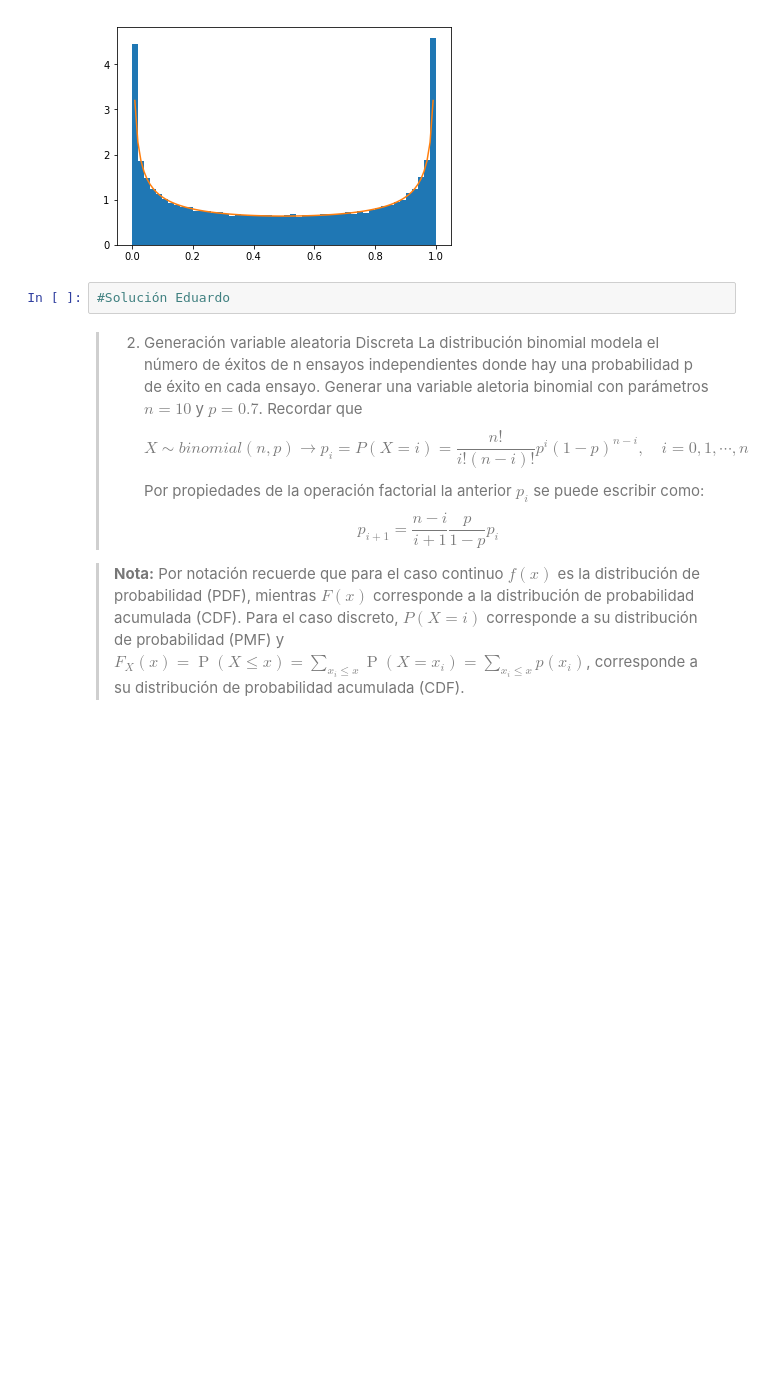
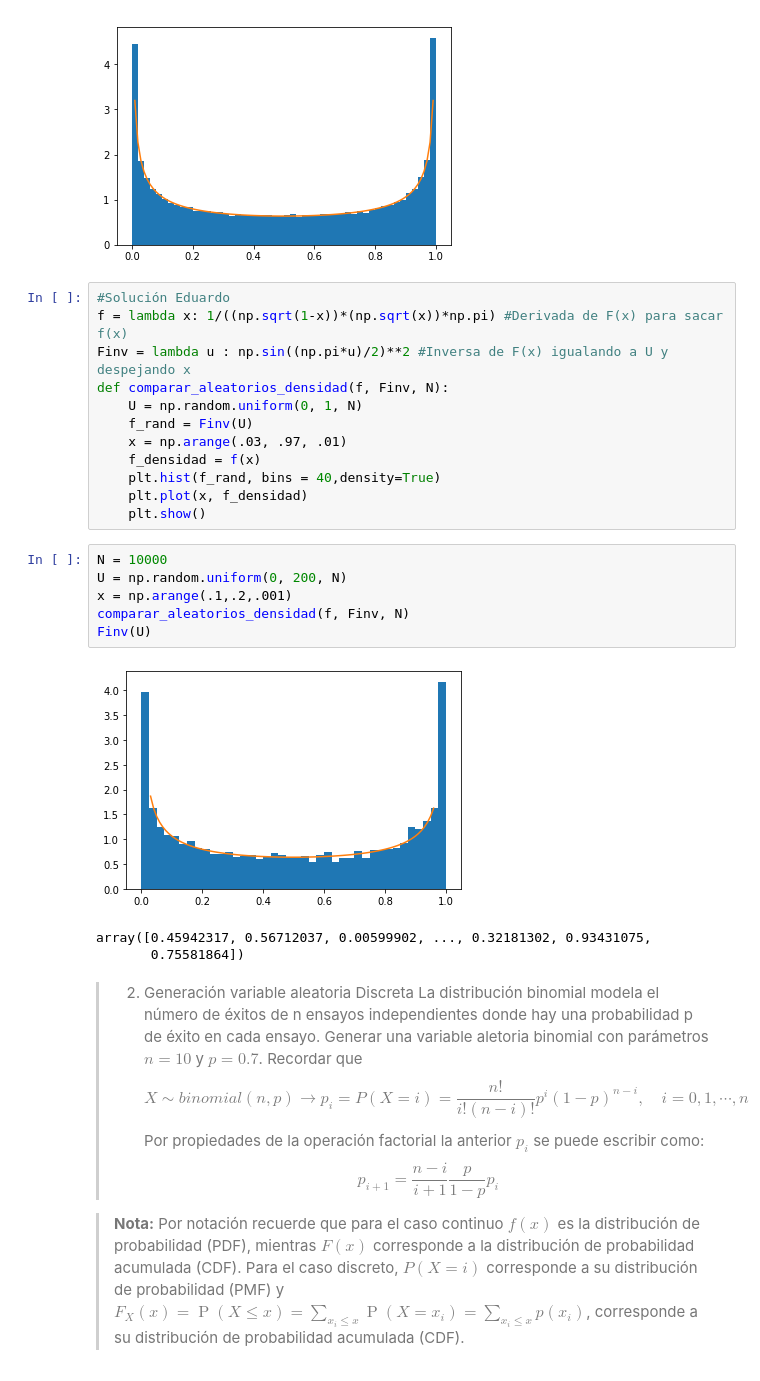
Before and after one commit to EduardoLoza/ProyectoConjunto_ELoza_GRuiz, a Jupyter notebook: Tarea_5_Gerardo_Eduardo.ipynb, the cells around one changed output. Cells and saved outputs as stored; diff of their text form; blank space fills up the shorter version.

Commit message:
Parte eduardo 5

```diff
--- a/Tarea_5_Gerardo_Eduardo.ipynb
+++ b/Tarea_5_Gerardo_Eduardo.ipynb
@@ -50,8 +50,28 @@ N = 100000 #número de repeticiones
 eje1(f,finv,N)
 # %% [output]
 [figure]
-# %%
-#Solución Eduardo
+# %%
+#Solución Eduardo
+f = lambda x: 1/((np.sqrt(1-x))*(np.sqrt(x))*np.pi) #Derivada de F(x) para sacar f(x)
+Finv = lambda u : np.sin((np.pi*u)/2)**2 #Inversa de F(x) igualando a U y despejando x
+def comparar_aleatorios_densidad(f, Finv, N):
+    U = np.random.uniform(0, 1, N)
+    f_rand = Finv(U)
+    x = np.arange(.03, .97, .01)
+    f_densidad = f(x)
+    plt.hist(f_rand, bins = 40,density=True)
+    plt.plot(x, f_densidad)
+    plt.show()
+# %%
+N = 10000
+U = np.random.uniform(0, 200, N)
+x = np.arange(.1,.2,.001)
+comparar_aleatorios_densidad(f, Finv, N)
+Finv(U)
+# %% [output]
+[figure, added]
+array([0.45942317, 0.56712037, 0.00599902, ..., 0.32181302, 0.93431075,
+       0.75581864])
 # %% [markdown]
 > 2. Generación variable aleatoria Discreta
 > La distribución binomial modela el número de éxitos de n ensayos independientes donde hay una probabilidad p de éxito en cada ensayo.
```
Also changed, not shown: parts of 3 cells of this notebook.
